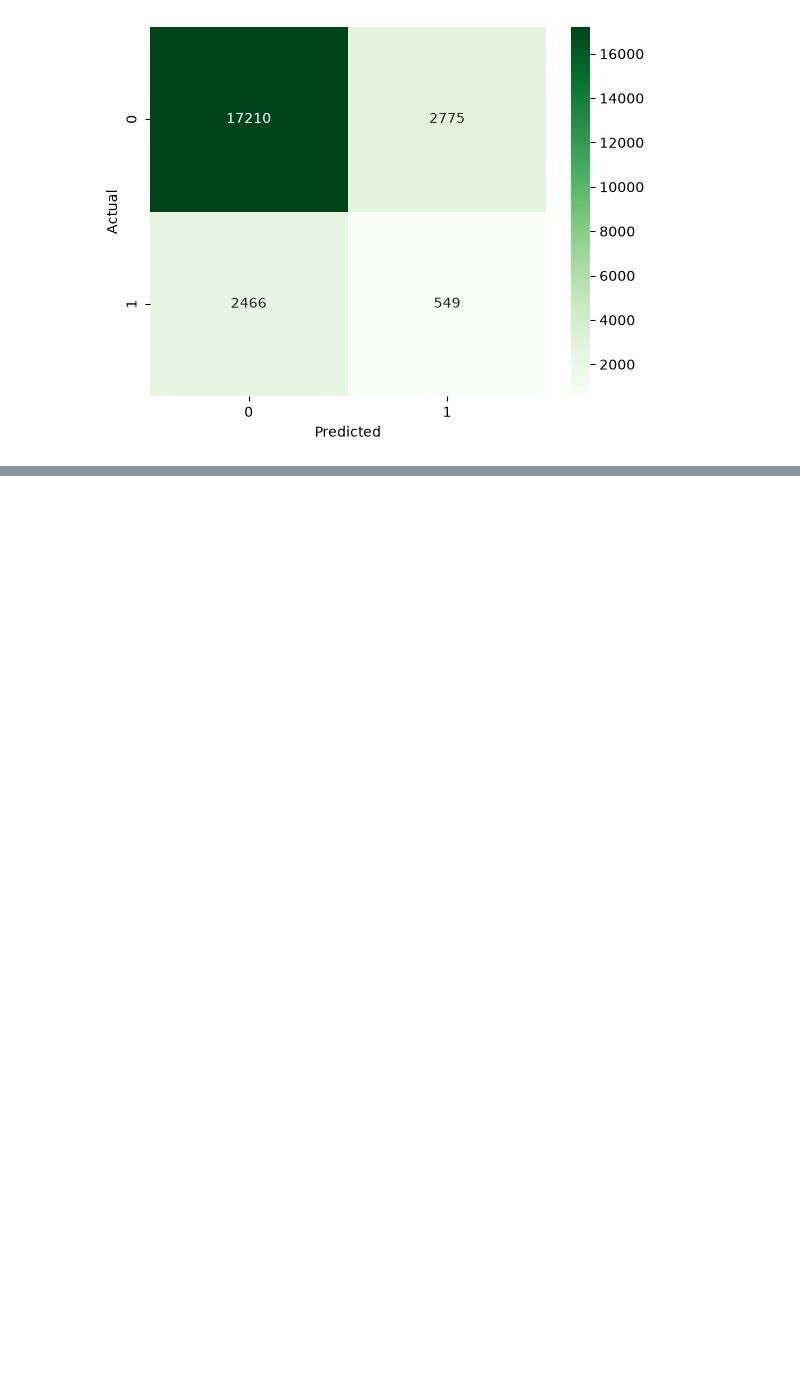
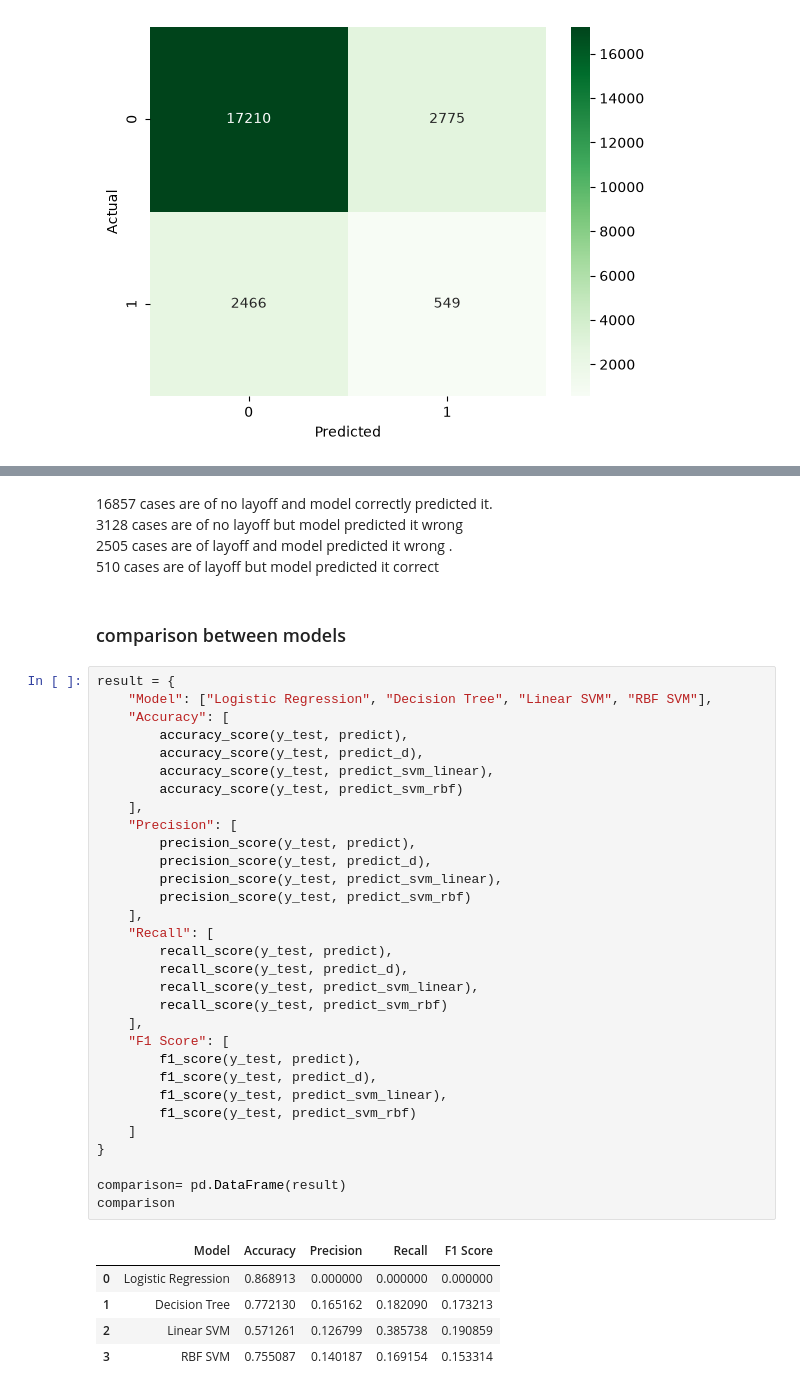
Before and after one commit to itsvartika23/vartika_model_train_task_2, a Jupyter notebook: Model_Training.ipynb, the cells around one changed output, grey strips where cells are left out. Drawn from its saved outputs; the diff is of its cells as text; blank space fills up the shorter version.

```diff
--- a/Model_Training.ipynb
+++ b/Model_Training.ipynb
@@ -551,0 +630,44 @@ The model correctly predicted 17210 no layoff cases and 549 layoff cases,but it
+# %% [markdown]
+16857 cases are of no layoff and model correctly predicted it.<br>
+3128 cases are of no layoff but model predicted it wrong<br>
+2505 cases are of layoff and model predicted it wrong .<br>
+510 cases are of layoff but model predicted it correct<br>
+# %% [markdown]
+### comparison between models
+# %%
+result = {
+    "Model": ["Logistic Regression", "Decision Tree", "Linear SVM", "RBF SVM"],
+    "Accuracy": [
+        accuracy_score(y_test, predict),
+        accuracy_score(y_test, predict_d),
+        accuracy_score(y_test, predict_svm_linear),
+        accuracy_score(y_test, predict_svm_rbf)
+    ],
+    "Precision": [
+        precision_score(y_test, predict),
+        precision_score(y_test, predict_d),
+        precision_score(y_test, predict_svm_linear),
+        precision_score(y_test, predict_svm_rbf)
+    ],
+    "Recall": [
+        recall_score(y_test, predict),
+        recall_score(y_test, predict_d),
+        recall_score(y_test, predict_svm_linear),
+        recall_score(y_test, predict_svm_rbf)
+    ],
+    "F1 Score": [
+        f1_score(y_test, predict),
+        f1_score(y_test, predict_d),
+        f1_score(y_test, predict_svm_linear),
+        f1_score(y_test, predict_svm_rbf)
+    ]
+}
+
+comparison= pd.DataFrame(result)
+comparison
+# %% [output]
+|  | Model | Accuracy | Precision | Recall | F1 Score |
+| 0 | Logistic Regression | 0.868913 | 0.000000 | 0.000000 | 0.000000 |
+| 1 | Decision Tree | 0.772130 | 0.165162 | 0.182090 | 0.173213 |
+| 2 | Linear SVM | 0.571261 | 0.126799 | 0.385738 | 0.190859 |
+| 3 | RBF SVM | 0.755087 | 0.140187 | 0.169154 | 0.153314 |
```
Also changed, not shown: parts of 16 cells of this notebook.
